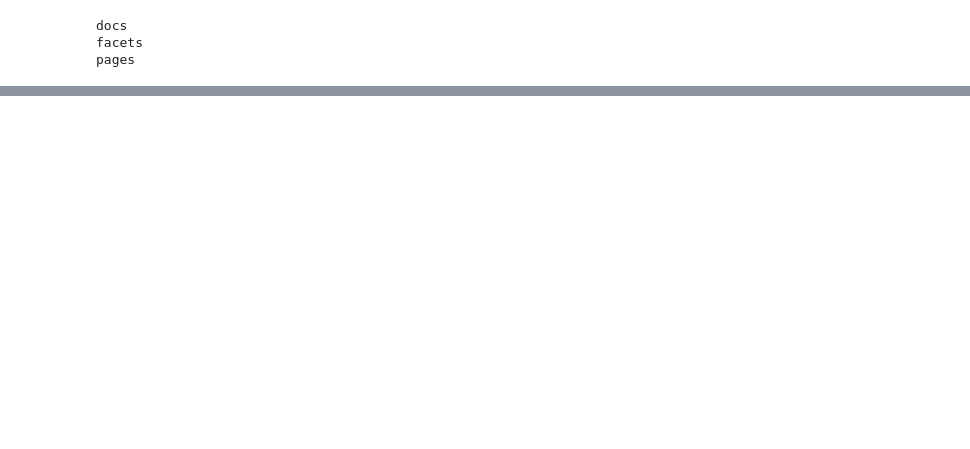
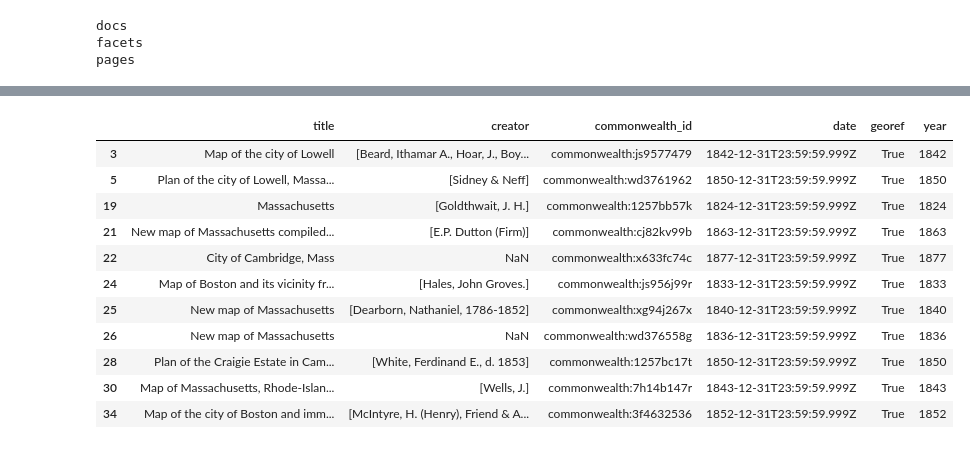
Before and after one commit to itspangler/cogapp-hack-day, a Jupyter notebook: accessing-lmec-collections.ipynb, the cells around one changed output, grey strips where cells are left out. Saved outputs shown, nothing was run; the diff lists cells and outputs as text; code cells hidden in the pictures; blank space fills up the shorter version.

```diff
--- a/accessing-lmec-collections.ipynb
+++ b/accessing-lmec-collections.ipynb
@@ -176,0 +146,15 @@ TypeError: '>' not supported between instances of 'list' and 'int'
+# %%
+df_fltr.loc[df['georeferenced_bsi'] == True]
+# %% [output]
+|  | title | creator | commonwealth_id | date | georef | year |
+| 3 | Map of the city of Lowell | [Beard, Ithamar A., Hoar, J., Boy... | commonwealth:js9577479 | 1842-12-31T23:59:59.999Z | True | 1842 |
+| 5 | Plan of the city of Lowell, Massa... | [Sidney & Neff] | commonwealth:wd3761962 | 1850-12-31T23:59:59.999Z | True | 1850 |
+| 19 | Massachusetts | [Goldthwait, J. H.] | commonwealth:1257bb57k | 1824-12-31T23:59:59.999Z | True | 1824 |
+| 21 | New map of Massachusetts compiled... | [E.P. Dutton (Firm)] | commonwealth:cj82kv99b | 1863-12-31T23:59:59.999Z | True | 1863 |
+| 22 | City of Cambridge, Mass | NaN | commonwealth:x633fc74c | 1877-12-31T23:59:59.999Z | True | 1877 |
+| 24 | Map of Boston and its vicinity fr... | [Hales, John Groves.] | commonwealth:js956j99r | 1833-12-31T23:59:59.999Z | True | 1833 |
+| 25 | New map of Massachusetts | [Dearborn, Nathaniel, 1786-1852] | commonwealth:xg94j267x | 1840-12-31T23:59:59.999Z | True | 1840 |
+| 26 | New map of Massachusetts | NaN | commonwealth:wd376558g | 1836-12-31T23:59:59.999Z | True | 1836 |
+| 28 | Plan of the Craigie Estate in Cam... | [White, Ferdinand E., d. 1853] | commonwealth:1257bc17t | 1850-12-31T23:59:59.999Z | True | 1850 |
+| 30 | Map of Massachusetts, Rhode-Islan... | [Wells, J.] | commonwealth:7h14b147r | 1843-12-31T23:59:59.999Z | True | 1843 |
+| 34 | Map of the city of Boston and imm... | [McIntyre, H. (Henry), Friend & A... | commonwealth:3f4632536 | 1852-12-31T23:59:59.999Z | True | 1852 |
```
Also changed, not shown: parts of 25 cells of this notebook.
